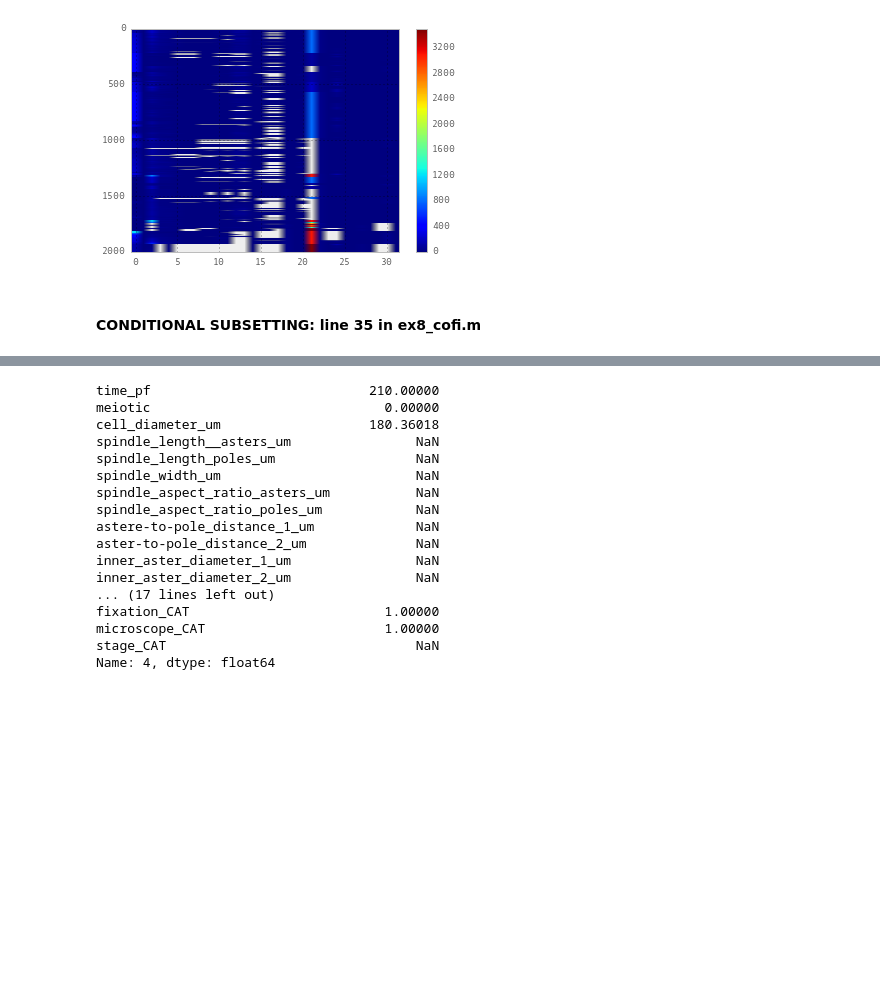
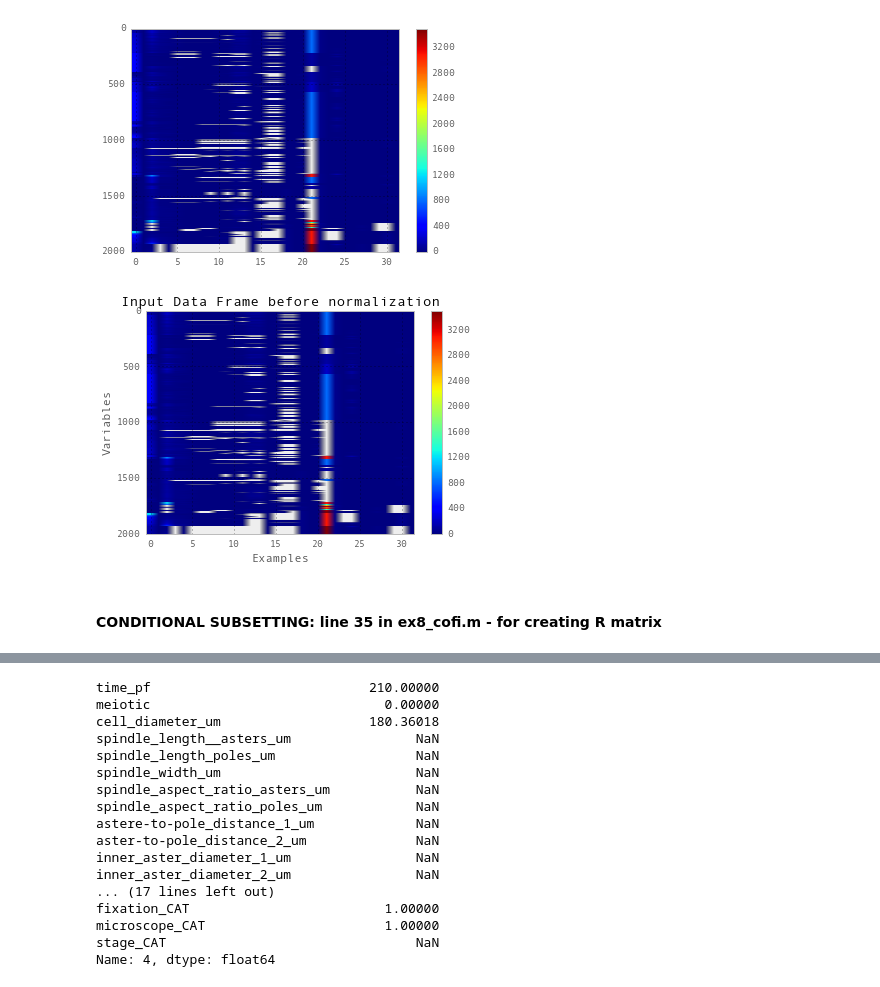
Before and after one commit to emmaggie/SPINDLE_ZOO, a Jupyter notebook: SEPTEMBER_2014/A_Marina_spindle_zoo_part5.ipynb, the cells around one changed output, grey strips where cells are left out. Drawn from its saved outputs; the diff is of its cells as text; code cells hidden in the pictures; blank space fills up the shorter version.

```diff
--- a/SEPTEMBER_2014/A_Marina_spindle_zoo_part5.ipynb
+++ b/SEPTEMBER_2014/A_Marina_spindle_zoo_part5.ipynb
@@ -357,3 +363,15 @@ plt.colorbar()
 # %% [output]
 <matplotlib.colorbar.Colorbar instance at 0x...>
 [figure]
+# %%
+#http://matplotlib.org/api/pyplot_api.html#matplotlib.pyplot.xlabel
+def visualizeDataFrame(data_frame, row_names='Examples', column_names='Variables',title=''):
+    plt.imshow(data_frame.get_values(),aspect='auto')
+    plt.xlabel(row_names, verticalalignment ='top')
+    plt.ylabel(column_names)
+    plt.title(title)
+    plt.colorbar()
+# %%
+visualizeDataFrame(dfo,title='Input Data Frame before normalization')
+# %% [output]
+[figure, added]
@@ -360,5 +380,5 @@ plt.colorbar()
 # %% [markdown]
-#### CONDITIONAL SUBSETTING: line 35 in ex8_cofi.m
+#### CONDITIONAL SUBSETTING: line 35 in ex8_cofi.m - for creating R matrix
 # %%
 dfo_map=dfo_map.isnull()
 # %%
```
Also changed, not shown: parts of 70 cells of this notebook, 1 other file.
